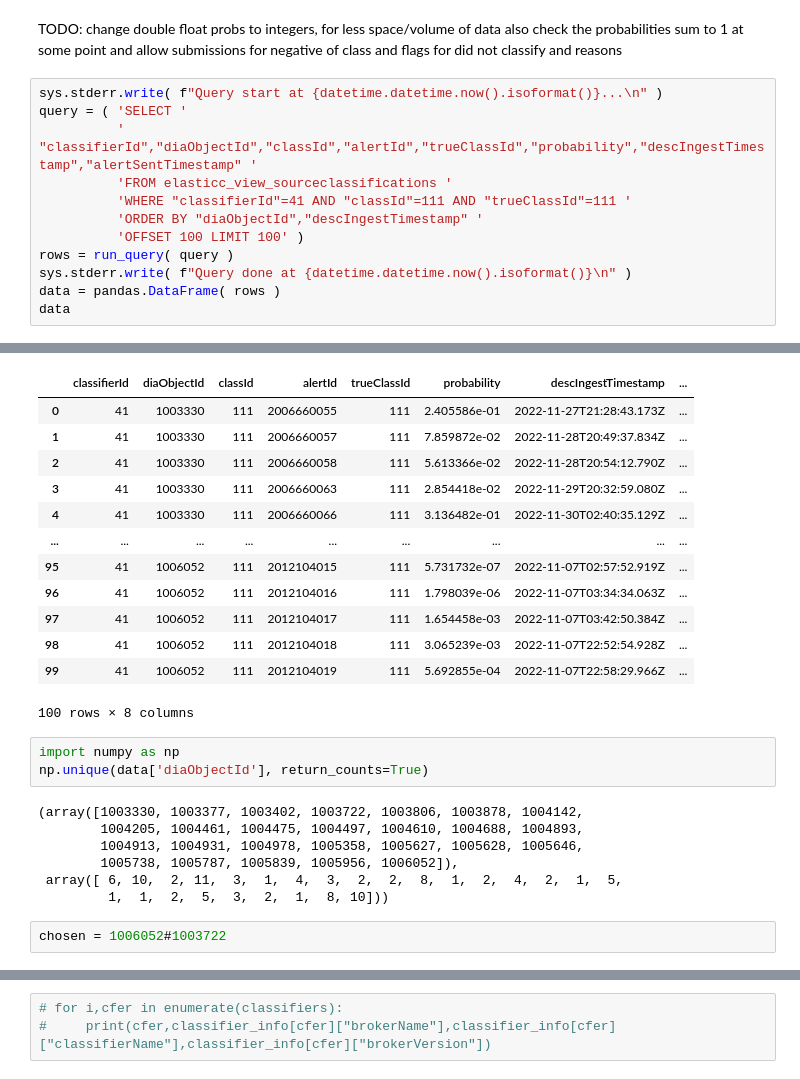
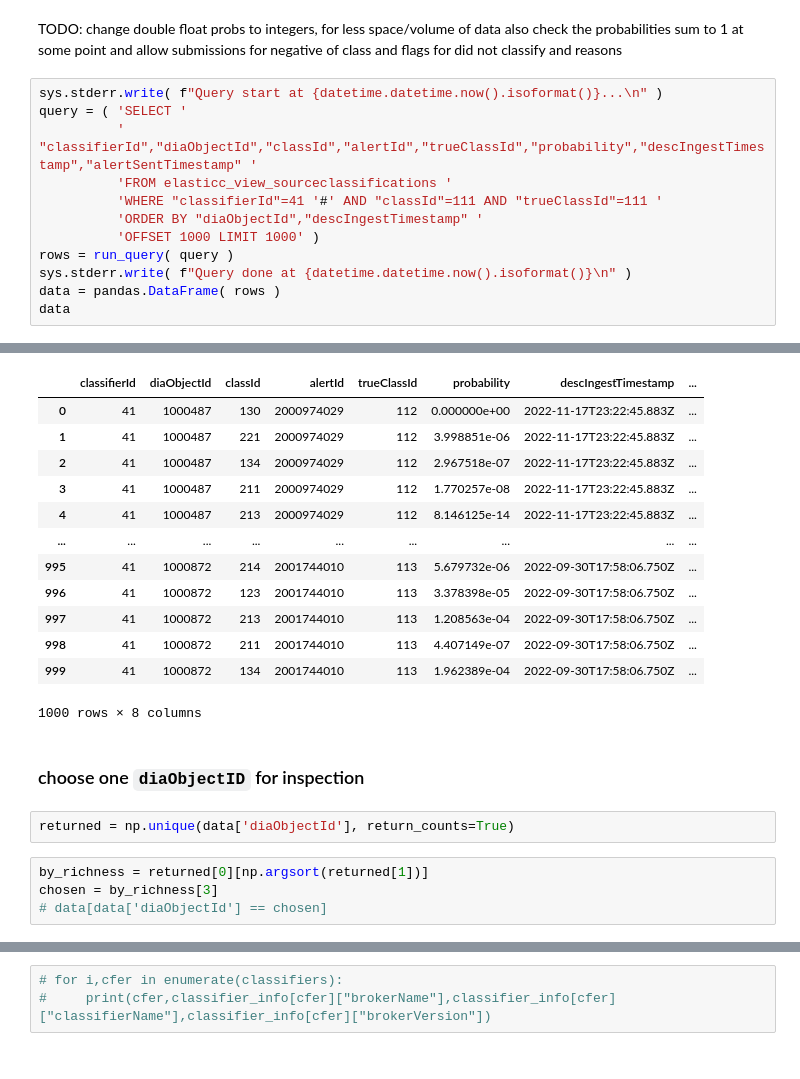
Before and after one commit to josephy02/elasticc_metrics, a Jupyter notebook: query_for_probabilistic_metrics.ipynb, the cells around one changed output, grey strips where cells are left out. Drawn from its saved outputs; the diff is of its cells as text.

```diff
--- a/query_for_probabilistic_metrics.ipynb
+++ b/query_for_probabilistic_metrics.ipynb
@@ -183,9 +166,9 @@ sys.stderr.write( f"Query start at {datetime.datetime.now().isoformat()}...\n" )
 query = ( 'SELECT '
           '  "classifierId","diaObjectId","classId","alertId","trueClassId","probability","descIngestTimestamp","alertSentTimestamp" '
           'FROM elasticc_view_sourceclassifications '
-          'WHERE "classifierId"=41 AND "classId"=111 AND "trueClassId"=111 '
+          'WHERE "classifierId"=41 '#' AND "classId"=111 AND "trueClassId"=111 '
           'ORDER BY "diaObjectId","descIngestTimestamp" '
-          'OFFSET 100 LIMIT 100' )
+          'OFFSET 1000 LIMIT 1000' )
 rows = run_query( query )
 sys.stderr.write( f"Query done at {datetime.datetime.now().isoformat()}\n" )
 data = pandas.DataFrame( rows )
@@ -196,26 +179,22 @@ Query done at 2022-12-15T14:57:58.752984
 |  | classifierId | diaObjectId | classId | alertId | trueClassId | probability | descIngestTimestamp | ... |
-| 0 | 41 | 1003330 | 111 | 2006660055 | 111 | 2.405586e-01 | 2022-11-27T21:28:43.173Z | ... |
-| 1 | 41 | 1003330 | 111 | 2006660057 | 111 | 7.859872e-02 | 2022-11-28T20:49:37.834Z | ... |
-| 2 | 41 | 1003330 | 111 | 2006660058 | 111 | 5.613366e-02 | 2022-11-28T20:54:12.790Z | ... |
-| 3 | 41 | 1003330 | 111 | 2006660063 | 111 | 2.854418e-02 | 2022-11-29T20:32:59.080Z | ... |
-| 4 | 41 | 1003330 | 111 | 2006660066 | 111 | 3.136482e-01 | 2022-11-30T02:40:35.129Z | ... |
+| 0 | 41 | 1000487 | 130 | 2000974029 | 112 | 0.000000e+00 | 2022-11-17T23:22:45.883Z | ... |
+| 1 | 41 | 1000487 | 221 | 2000974029 | 112 | 3.998851e-06 | 2022-11-17T23:22:45.883Z | ... |
+| 2 | 41 | 1000487 | 134 | 2000974029 | 112 | 2.967518e-07 | 2022-11-17T23:22:45.883Z | ... |
+| 3 | 41 | 1000487 | 211 | 2000974029 | 112 | 1.770257e-08 | 2022-11-17T23:22:45.883Z | ... |
+| 4 | 41 | 1000487 | 213 | 2000974029 | 112 | 8.146125e-14 | 2022-11-17T23:22:45.883Z | ... |
 | ... | ... | ... | ... | ... | ... | ... | ... | ... |
-| 95 | 41 | 1006052 | 111 | 2012104015 | 111 | 5.731732e-07 | 2022-11-07T02:57:52.919Z | ... |
-| 96 | 41 | 1006052 | 111 | 2012104016 | 111 | 1.798039e-06 | 2022-11-07T03:34:34.063Z | ... |
-| 97 | 41 | 1006052 | 111 | 2012104017 | 111 | 1.654458e-03 | 2022-11-07T03:42:50.384Z | ... |
-| 98 | 41 | 1006052 | 111 | 2012104018 | 111 | 3.065239e-03 | 2022-11-07T22:52:54.928Z | ... |
-| 99 | 41 | 1006052 | 111 | 2012104019 | 111 | 5.692855e-04 | 2022-11-07T22:58:29.966Z | ... |
+| 995 | 41 | 1000872 | 214 | 2001744010 | 113 | 5.679732e-06 | 2022-09-30T17:58:06.750Z | ... |
+| 996 | 41 | 1000872 | 123 | 2001744010 | 113 | 3.378398e-05 | 2022-09-30T17:58:06.750Z | ... |
+| 997 | 41 | 1000872 | 213 | 2001744010 | 113 | 1.208563e-04 | 2022-09-30T17:58:06.750Z | ... |
+| 998 | 41 | 1000872 | 211 | 2001744010 | 113 | 4.407149e-07 | 2022-09-30T17:58:06.750Z | ... |
+| 999 | 41 | 1000872 | 134 | 2001744010 | 113 | 1.962389e-04 | 2022-09-30T17:58:06.750Z | ... |
-100 rows × 8 columns
+1000 rows × 8 columns
+# %% [markdown]
+### choose one `diaObjectID` for inspection
 # %%
-import numpy as np
-np.unique(data['diaObjectId'], return_counts=True)
+returned = np.unique(data['diaObjectId'], return_counts=True)
-# %% [output]
-(array([1003330, 1003377, 1003402, 1003722, 1003806, 1003878, 1004142,
-        1004205, 1004461, 1004475, 1004497, 1004610, 1004688, 1004893,
-        1004913, 1004931, 1004978, 1005358, 1005627, 1005628, 1005646,
-        1005738, 1005787, 1005839, 1005956, 1006052]),
- array([ 6, 10,  2, 11,  3,  1,  4,  3,  2,  2,  8,  1,  2,  4,  2,  1,  5,
-         1,  1,  2,  5,  3,  2,  1,  8, 10]))
-# %%
-chosen = 1006052#1003722
+# %%
+by_richness = returned[0][np.argsort(returned[1])]
+chosen = by_richness[3]
+# data[data['diaObjectId'] == chosen]
 # %%
```
Also changed, not shown: parts of 29 cells of this notebook.
